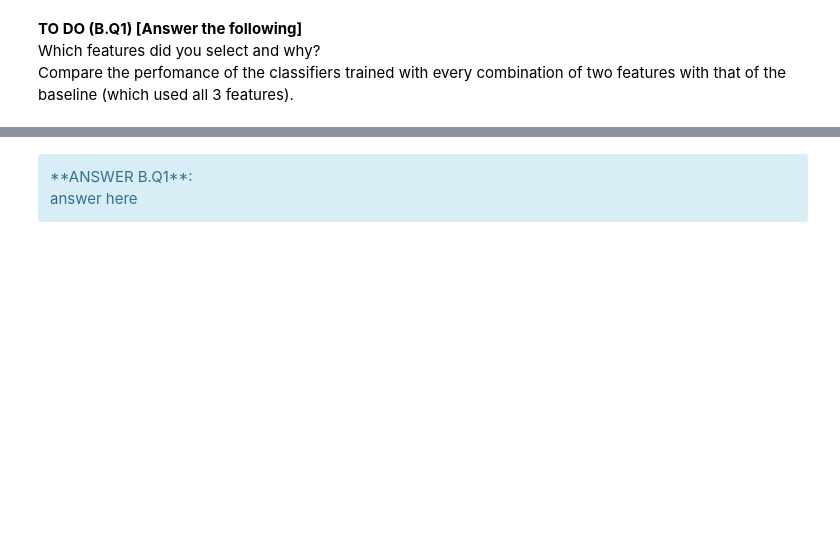
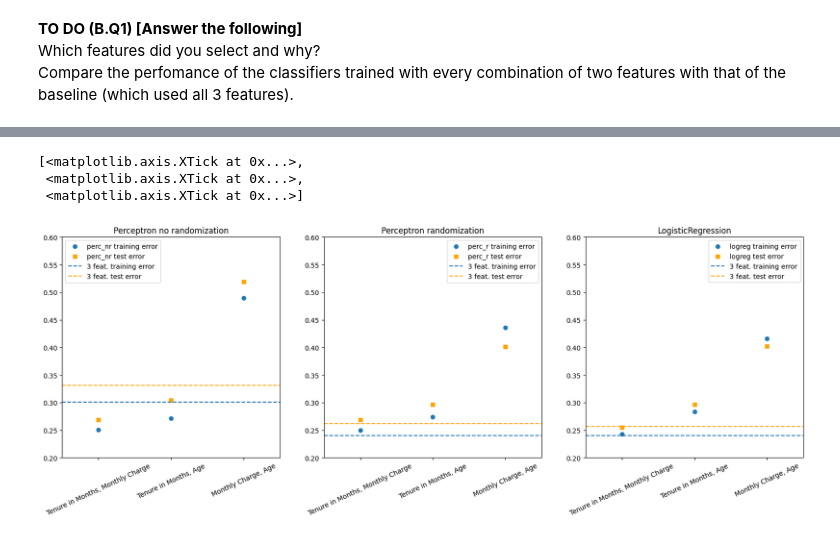
Before and after one commit to Berto70/ml_lab, a Jupyter notebook: ass_1/assignment_lab01.ipynb, the cells around one changed output, grey strips where cells are left out. Drawn from its saved outputs; the diff is of its cells as text; code cells hidden in the pictures; blank space fills up the shorter version.

```diff
--- a/ass_1/assignment_lab01.ipynb
+++ b/ass_1/assignment_lab01.ipynb
@@ -485,17 +499,17 @@ print("Coefficients:" , logreg.coef_)
 predicted_training = logreg.predict(X_training)
 
 # print the error rate = fraction of misclassified samples
-error_count_training = (predicted_training != Y_training).sum()
-error_rate_training = error_count_training / X_training.shape[0]
-print("Error rate on training set: "+str(error_rate_training))
+error_count_training_3 = (predicted_training != Y_training).sum()
+error_rate_training_3 = error_count_training_3 / X_training.shape[0]
+print("Error rate on training set: "+str(error_rate_training_3))
 
 # predict on test set
 predicted_test = logreg.predict(X_test)
 
 #print the error rate = fraction of misclassified samples
-error_count_test = (predicted_test != Y_test).sum()
-error_rate_test = error_count_test / X_test.shape[0]
-print("Error rate on test set: " + str(error_rate_test))
+error_count_test_3 = (predicted_test != Y_test).sum()
+error_rate_test_3 = error_count_test_3 / X_test.shape[0]
+print("Error rate on test set: " + str(error_rate_test_3))
 # %% [output]
 Intercept: [-0.0713378]
 Coefficients: [[-0.07133779 -1.49343055  0.85704925  0.22194306]]
@@ -507,8 +539,8 @@ Error rate on test set: 0.25638297872340426
 feature_names  = ["Tenure in Months","Monthly Charge","Age"]
 
 # Select the two features to use
-idx0 = 0
-idx1 = 1
+idx0 = 1
+idx1 = 2
 
 X_reduced = X[:,[idx0, idx1]]
 
@@ -621,5 +661,42 @@ KeyboardInterrupt:
-# %% [markdown]
-<div class="alert alert-block alert-info">
-**ANSWER B.Q1**:<br>
-answer here
-</div>
+# %%
+perc_nr = errors_df[errors_df['Classifier'] == 'perceptron_no_randomization']
+perc_r = errors_df[errors_df['Classifier'] == 'perceptron']
+logreg = errors_df[errors_df['Classifier'] == 'LogisticRegression']
+feat_3 = errors_df[errors_df['Feature_Pair'] == '3_features']
+
+fig, ax = plt.subplots(ncols=3, nrows=1, figsize=(20, 6))
+
+ax[0].scatter(x=range(3), y=perc_nr['Training_Error'], label='perc_nr training error')
+ax[0].scatter(x=range(3), y=perc_nr['Test_Error'], label='perc_nr test error', color='orange', marker=',')
+ax[0].hlines(feat_3[feat_3["Classifier"] == "perc_nr"]['Training_Error'], xmin=-0.5, xmax=3.5, label='3 feat. training error', linestyles='--')
+ax[0].hlines(feat_3[feat_3["Classifier"] == "perc_nr"]['Test_Error'], xmin=-0.5, xmax=3.5, label='3 feat. test error', linestyles='--', color='orange')
+ax[0].set_xlim(-0.5, 2.5)
+ax[0].set_ylim(0.20, 0.6)
+ax[0].legend()
+ax[0].set_title('Perceptron no randomization')
+ax[0].set_xticks(range(3), errors_df[errors_df['Feature_Pair'] != "3_features"]["Feature_Pair"].unique(), rotation=25)
+
+ax[1].scatter(x=range(3), y=perc_r['Training_Error'], label='perc_r training error')
+ax[1].scatter(x=range(3), y=perc_r['Test_Error'], label='perc_r test error', color='orange', marker=',')
+ax[1].hlines(feat_3[feat_3["Classifier"] == "perc_r"]['Training_Error'], xmin=-0.5, xmax=3.5, label='3 feat. training error', linestyles='--')
+ax[1].hlines(feat_3[feat_3["Classifier"] == "perc_r"]['Test_Error'], xmin=-0.5, xmax=3.5, label='3 feat. test error', linestyles='--', color='orange')
+ax[1].set_xlim(-0.5, 2.5)
+ax[1].set_ylim(0.20, 0.6)
+ax[1].legend()
+ax[1].set_title('Perceptron randomization')
+ax[1].set_xticks(range(3), errors_df[errors_df['Feature_Pair'] != "3_features"]["Feature_Pair"].unique(), rotation=25)
+
+ax[2].scatter(x=range(3), y=logreg['Training_Error'], label='logreg training error')
+ax[2].scatter(x=range(3), y=logreg['Test_Error'], label='logreg test error', color='orange', marker=',')
+ax[2].hlines(feat_3[feat_3["Classifier"] == "logreg"]['Training_Error'], xmin=-0.5, xmax=3.5, label='3 feat. training error', linestyles='--')
+ax[2].hlines(feat_3[feat_3["Classifier"] == "logreg"]['Test_Error'], xmin=-0.5, xmax=3.5, label='3 feat. test error', linestyles='--', color='orange')
+ax[2].set_xlim(-0.5, 2.5)
+ax[2].set_ylim(0.20, 0.6)
+ax[2].legend()
+ax[2].set_title('LogisticRegression')
+ax[2].set_xticks(range(3), errors_df[errors_df['Feature_Pair'] != "3_features"]["Feature_Pair"].unique(), rotation=25)
+# %% [output]
+[<matplotlib.axis.XTick at 0x...>,
+ <matplotlib.axis.XTick at 0x...>,
+ <matplotlib.axis.XTick at 0x...>]
+[figure, added]
```
Also changed, not shown: parts of 23 cells of this notebook.
